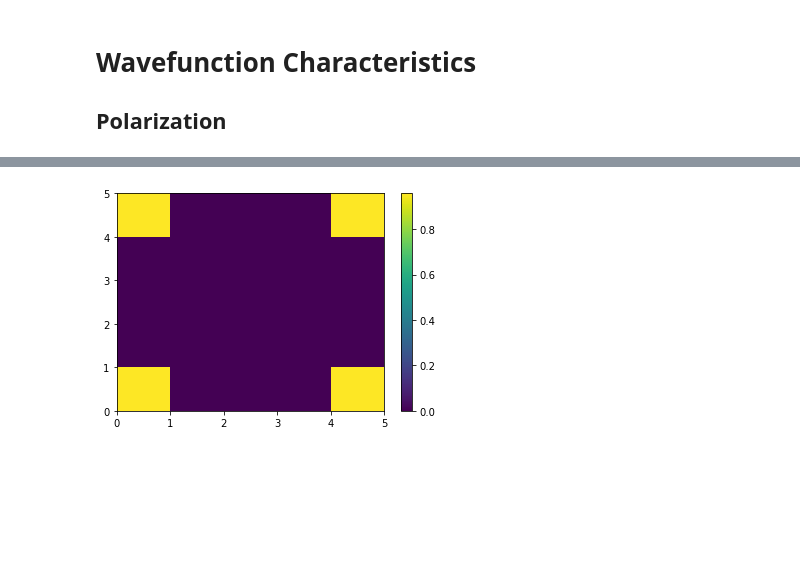
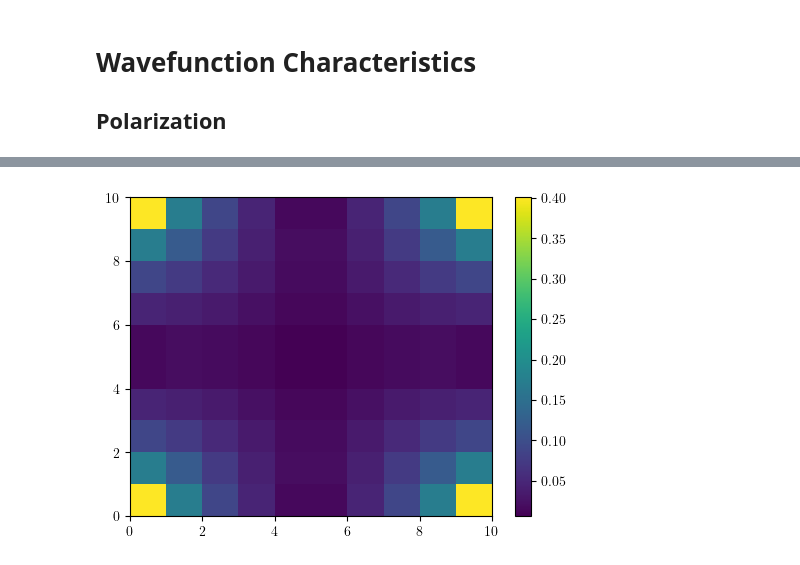
Before and after one commit to Progklui/rotor_lattice_models, a Jupyter notebook: vgh_2d_analysis.ipynb, the cells around one changed output, grey strips where cells are left out. Drawn from its saved outputs; the diff is of its cells as text; code cells hidden in the pictures; blank space fills up the shorter version.

```diff
--- a/vgh_2d_analysis.ipynb
+++ b/vgh_2d_analysis.ipynb
@@ -45,7 +47,7 @@ def get_e_vgh_for_coupling(dir,init,Mx,My,tx,ty,qx,qy,B,V_0_arr):
         Tx_arr[i] = Tx
         Ty_arr[i] = Ty
 
-    return e_arr, e_T_arr, e_B_arr, e_V_arr, Tx, Ty
+    return e_arr, e_T_arr, e_B_arr, e_V_arr, Tx_arr, Ty_arr
 
 def get_state_e_vgh_data(dir,Mx,My,tx_arr,ty_arr,qx,qy,B,V_0_arr):
     e_arr = np.zeros((4,len(tx_arr),len(V_0_arr)), dtype=complex)
@@ -119,7 +121,7 @@ def get_Px_Py(dir,init,Mx,My,tx,ty,qx,qy,B,V_0):
         qy = f["qy"][...]
         V_0 = f["V0"][...]
 
-    wfnpar = WfnParams(Mx, My, n)
+    wfnpar = WfnParams_vgh(Mx, My, n)
     Mx, My, n, x, k2 = wfnpar.read()
 
     P_arr = np.zeros((My,Mx), dtype=complex)
@@ -227,0 +419,25 @@ tx = 0.5  ty = 0.5
+# %%
+'''Raw Data: Without Interpolation'''
+X, Y = np.meshgrid(V_0_arr, tx_arr-ty_arr)
+
+A = 6
+plt.rc('figure', figsize=[46.82 * .5**(.5 * A), 33.11 * .5**(.5 * A)])
+plt.rc('text', usetex=True)
+plt.rc('font', family='serif')
+font_size = 20 # 14
+
+fig, ax = plt.subplots(figsize=[53 * .5**(.5 * A), 33.11 * .5**(.5 * A)])
+
+pc = plt.pcolormesh(X,Y,e_gs.real, antialiased=False)
+pc = plt.pcolormesh(X,-Y,e_gs.real, antialiased=False)
+cbar = fig.colorbar(pc)
+cbar.ax.tick_params(length=6, labelsize=font_size)
+cbar.set_label(label=r'$E_{vGH}/t$', size=20)
+
+plt.xlabel(r'$V_0/t$', fontsize=font_size)
+plt.ylabel(r'$\Delta_t$', fontsize=font_size)
+
+plt.tick_params(axis='x', direction='in', length=6, top=True, pad=7, labelsize=font_size)
+plt.tick_params(axis='y', direction='in', length=6, right=True, labelsize=font_size)
+
+plt.tick_params(which='minor', axis='y', direction='in', right=True)
@@ -232,10 +534,10 @@ tx = 0.5  ty = 0.5
 '''
 Get Polarization of Single Wavefunction
 '''
-V_0 = 0.7
+V_0 = 0.6
 
-Mx = 6
-My = 6
+Mx = 10
+My = 10
 tx_arr = 0.5
 ty_arr = 0.5
 B = 1e-2
@@ -243,7 +545,7 @@ B = 1e-2
 qx=0.0
 qy=0.0
 
-init = 'fdv'
+init = 'uniform'
 dir='data_vgh/'
 P, Px, Py = get_Px_Py(dir=dir,init=init,Mx=Mx,My=My,tx=tx,ty=ty,qx=qx,qy=qy,B=B,V_0=V_0)
 
@@ -313,10 +615,10 @@ fig.set_size_inches(4.3, 4.3, forward=True)
 '''
 Get Polarization for 4 States
 '''
-V_0 = 0.7
+V_0 = 0.6
 
-Mx = 5
-My = 5
+Mx = 10
+My = 10
 tx_arr = 0.5
 ty_arr = 0.5
 B = 1e-2
@@ -327,8 +629,8 @@ qy=0.0
 dir='data_vgh/'
 P, Px, Py = get_Px_Py_4_states(dir=dir,init=init,Mx=Mx,My=My,tx=tx,ty=ty,qx=qx,qy=qy,B=B,V_0=V_0)
 # %%
-pc = plt.pcolormesh(P[3].real)
+pc = plt.pcolormesh(P[0].real)
 plt.colorbar(pc)
 plt.show()
 # %% [output]
-[figure, old version]
+[figure, new version]
```
Also changed, not shown: parts of 17 cells of this notebook, 6 other files.
